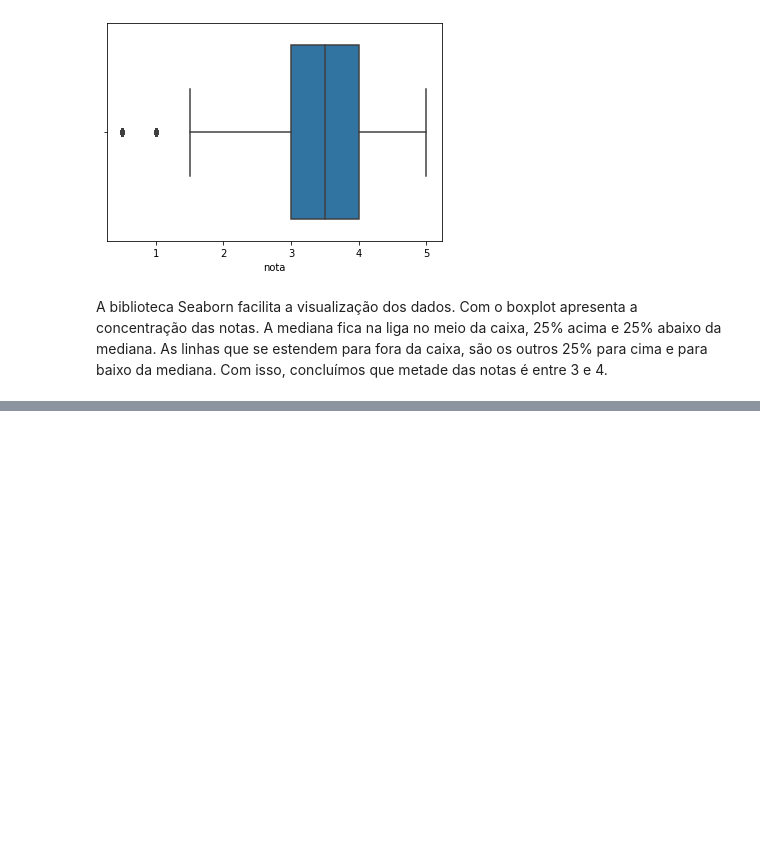
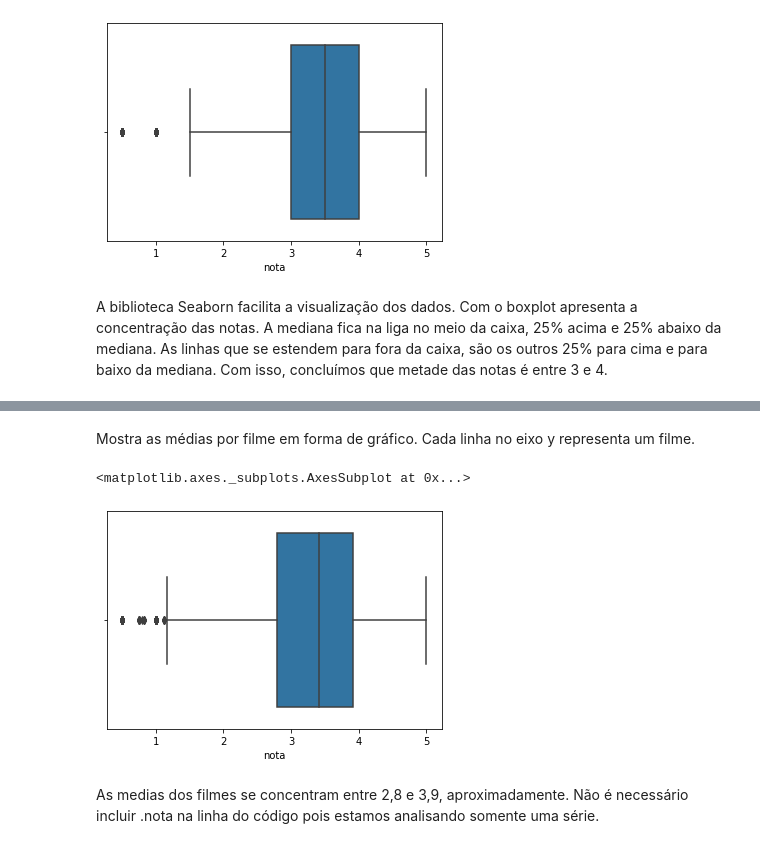
Before and after one commit to KerliS9/Cientista-de-dados, a Jupyter notebook: Introdução_à_Data_Science.ipynb, the cells around one changed output, grey strips where cells are left out. Drawn from its saved outputs; the diff is of its cells as text; code cells hidden in the pictures; blank space fills up the shorter version.

```diff
--- a/Introdução_à_Data_Science.ipynb
+++ b/Introdução_à_Data_Science.ipynb
@@ -109,0 +210,11 @@ Com isso, concluímos que metade das notas é entre 3 e 4.
+# %% [markdown]
+Mostra as médias por filme em forma de gráfico.
+Cada linha no eixo y representa um filme.
+# %%
+sns.boxplot(medias_por_filme)
+# %% [output]
+<matplotlib.axes._subplots.AxesSubplot at 0x...>
+[figure, added]
+# %% [markdown]
+As medias dos filmes se concentram entre 2,8 e 3,9, aproximadamente.
+Não é necessário incluir .nota na linha do código pois estamos analisando somente uma série.
```
Also changed, not shown: parts of 24 cells of this notebook.
